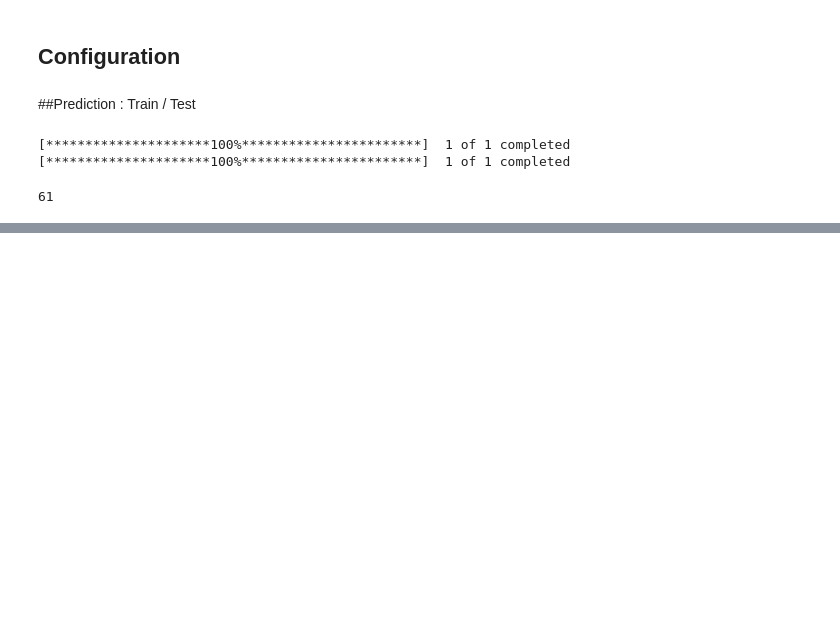
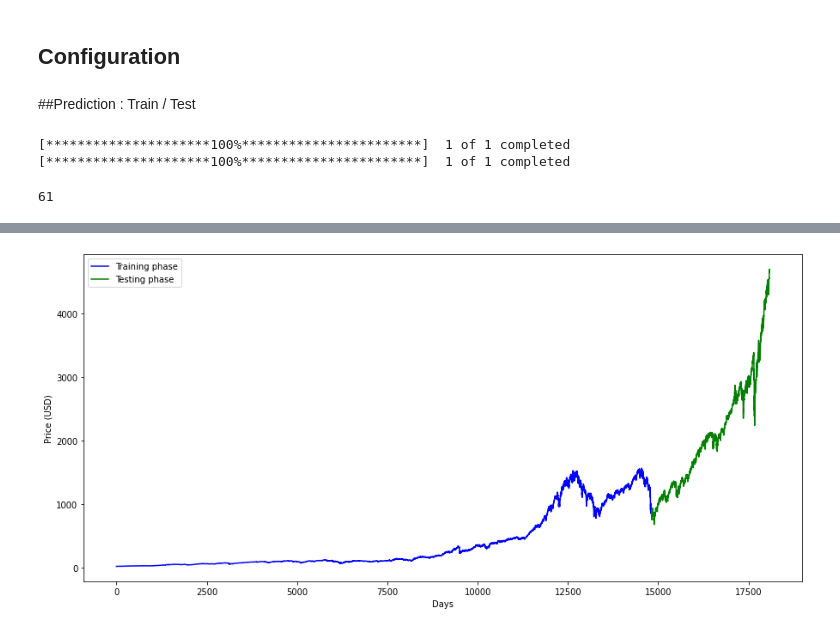
Before and after one commit to QuentinRapilly/StockPriceAI, a Jupyter notebook: stock_price_prediction.ipynb, the cells around one changed output, grey strips where cells are left out. Drawn from its saved outputs; the diff is of its cells as text; code cells hidden in the pictures; blank space fills up the shorter version.

```diff
--- a/stock_price_prediction.ipynb
+++ b/stock_price_prediction.ipynb
@@ -258,0 +272,25 @@ print("",mape)
+# %%
+data_train = dataset_train.data['Close']
+data_test = dataset_test.data['Close']
+
+train_days = len(data_train)
+test_days = len(data_test)
+
+x_train = [i for i in range(train_days)]
+y_train = [data_train[i] for i in range(train_days)]
+
+x_test = [i for i in range(train_days, train_days+test_days)]
+y_test = [data_test[i] for i in range(test_days)]
+
+plt.figure(figsize=(15, 7))
+
+plt.plot(x_train, y_train, color='b')
+plt.plot(x_test, y_test, color='g')
+
+plt.xlabel('Days')
+plt.ylabel('Price (USD)')
+plt.legend(['Training phase', 'Testing phase'])
+
+plt.show()
+# %% [output]
+[figure, added]
```
Also changed, not shown: parts of 5 cells of this notebook.
